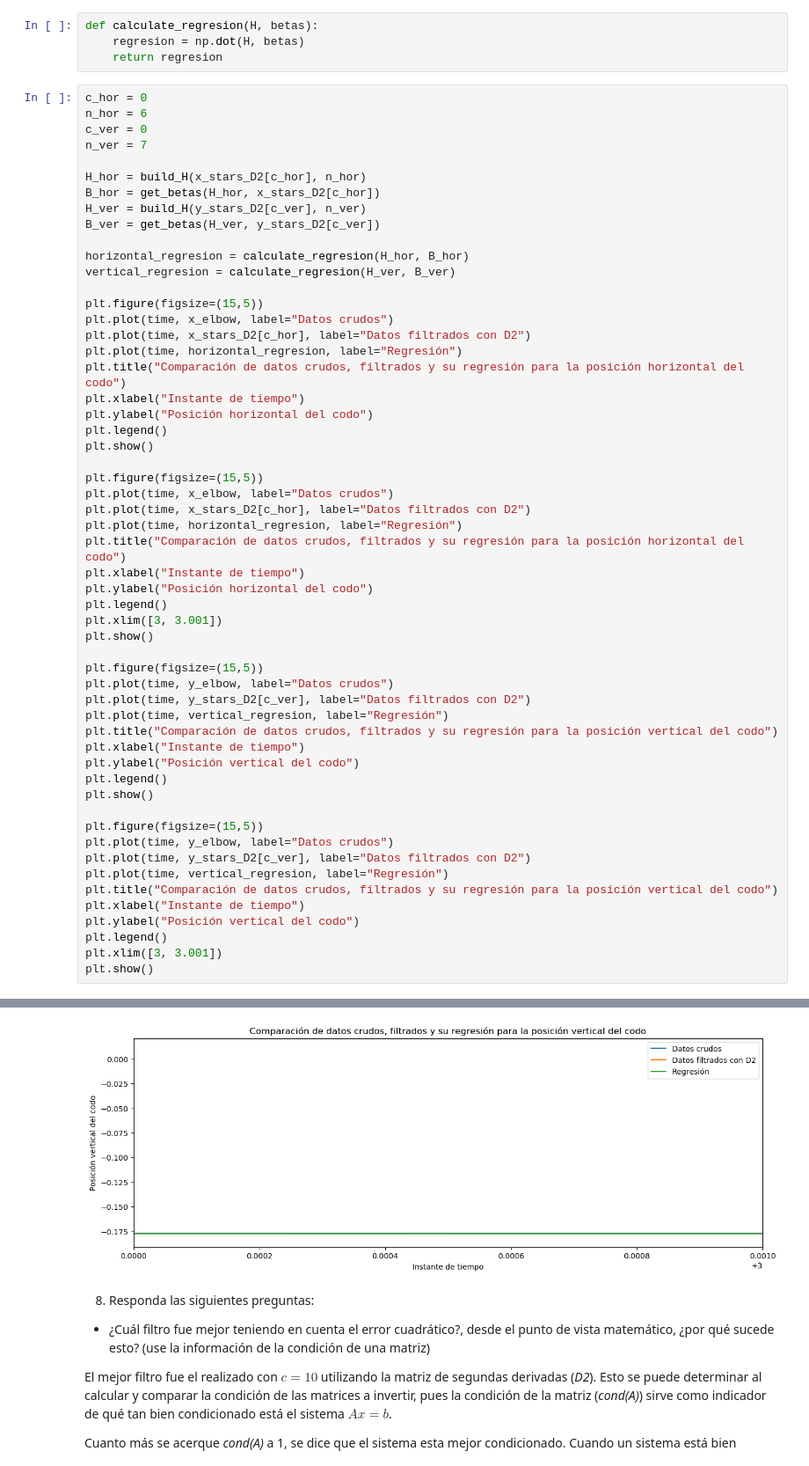
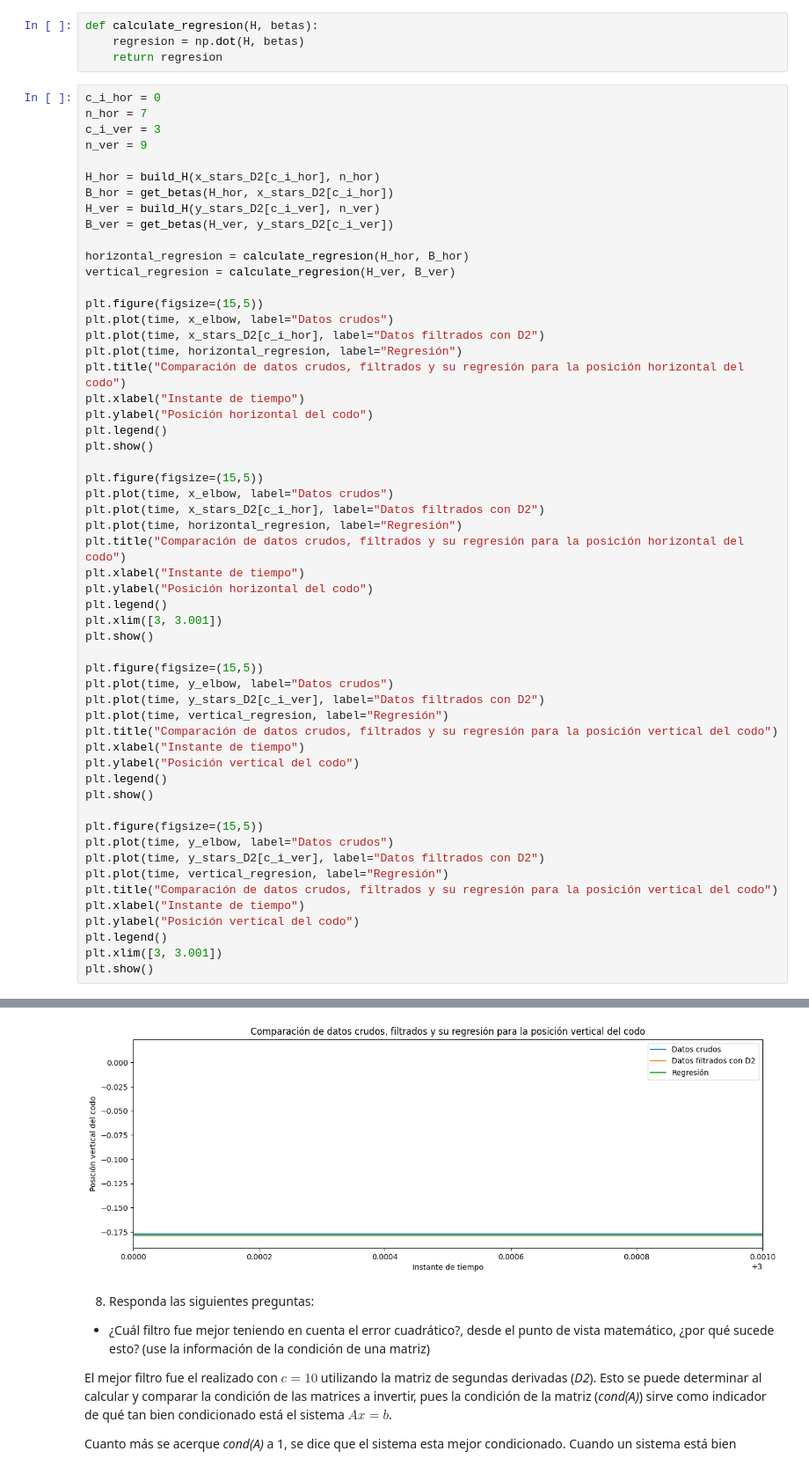
Before and after one commit to DavidTobonIBIO/Labs-IBIO2240, a Jupyter notebook: Lab11/Bono_2_2.ipynb, the cells around one changed output, grey strips where cells are left out. Shown at 88% size. Drawn from its saved outputs; the diff is of its cells as text.

```diff
--- a/Lab11/Bono_2_2.ipynb
+++ b/Lab11/Bono_2_2.ipynb
@@ -359,22 +377,22 @@ def calculate_regresion(H, betas):
     regresion = np.dot(H, betas)
     return regresion
 # %%
-c_hor = 0
-n_hor = 6
-c_ver = 0
-n_ver = 7
+c_i_hor = 0
+n_hor = 7
+c_i_ver = 3
+n_ver = 9
 
-H_hor = build_H(x_stars_D2[c_hor], n_hor)
-B_hor = get_betas(H_hor, x_stars_D2[c_hor])
-H_ver = build_H(y_stars_D2[c_ver], n_ver)
-B_ver = get_betas(H_ver, y_stars_D2[c_ver])
+H_hor = build_H(x_stars_D2[c_i_hor], n_hor)
+B_hor = get_betas(H_hor, x_stars_D2[c_i_hor])
+H_ver = build_H(y_stars_D2[c_i_ver], n_ver)
+B_ver = get_betas(H_ver, y_stars_D2[c_i_ver])
 
 horizontal_regresion = calculate_regresion(H_hor, B_hor)
 vertical_regresion = calculate_regresion(H_ver, B_ver)
 
 plt.figure(figsize=(15,5))
 plt.plot(time, x_elbow, label="Datos crudos")
-plt.plot(time, x_stars_D2[c_hor], label="Datos filtrados con D2")
+plt.plot(time, x_stars_D2[c_i_hor], label="Datos filtrados con D2")
 plt.plot(time, horizontal_regresion, label="Regresión")
 plt.title("Comparación de datos crudos, filtrados y su regresión para la posición horizontal del codo")
 plt.xlabel("Instante de tiempo")
@@ -384,7 +402,7 @@ plt.show()
 
 plt.figure(figsize=(15,5))
 plt.plot(time, x_elbow, label="Datos crudos")
-plt.plot(time, x_stars_D2[c_hor], label="Datos filtrados con D2")
+plt.plot(time, x_stars_D2[c_i_hor], label="Datos filtrados con D2")
 plt.plot(time, horizontal_regresion, label="Regresión")
 plt.title("Comparación de datos crudos, filtrados y su regresión para la posición horizontal del codo")
 plt.xlabel("Instante de tiempo")
@@ -395,7 +413,7 @@ plt.show()
 
 plt.figure(figsize=(15,5))
 plt.plot(time, y_elbow, label="Datos crudos")
-plt.plot(time, y_stars_D2[c_ver], label="Datos filtrados con D2")
+plt.plot(time, y_stars_D2[c_i_ver], label="Datos filtrados con D2")
 plt.plot(time, vertical_regresion, label="Regresión")
 plt.title("Comparación de datos crudos, filtrados y su regresión para la posición vertical del codo")
 plt.xlabel("Instante de tiempo")
@@ -405,7 +423,7 @@ plt.show()
 
 plt.figure(figsize=(15,5))
 plt.plot(time, y_elbow, label="Datos crudos")
-plt.plot(time, y_stars_D2[c_ver], label="Datos filtrados con D2")
+plt.plot(time, y_stars_D2[c_i_ver], label="Datos filtrados con D2")
 plt.plot(time, vertical_regresion, label="Regresión")
 plt.title("Comparación de datos crudos, filtrados y su regresión para la posición vertical del codo")
 plt.xlabel("Instante de tiempo")
@@ -420,4 +438,4 @@ plt.show()
-[figure, old version]
+[figure, new version]
 # %% [markdown]
 8. Responda las siguientes preguntas:
  - ¿Cuál filtro fue mejor teniendo en cuenta el error cuadrático?, desde el punto de vista matemático, ¿por qué sucede esto? (use la información de la condición de una matriz)
```
Also changed, not shown: parts of 3 cells of this notebook.
